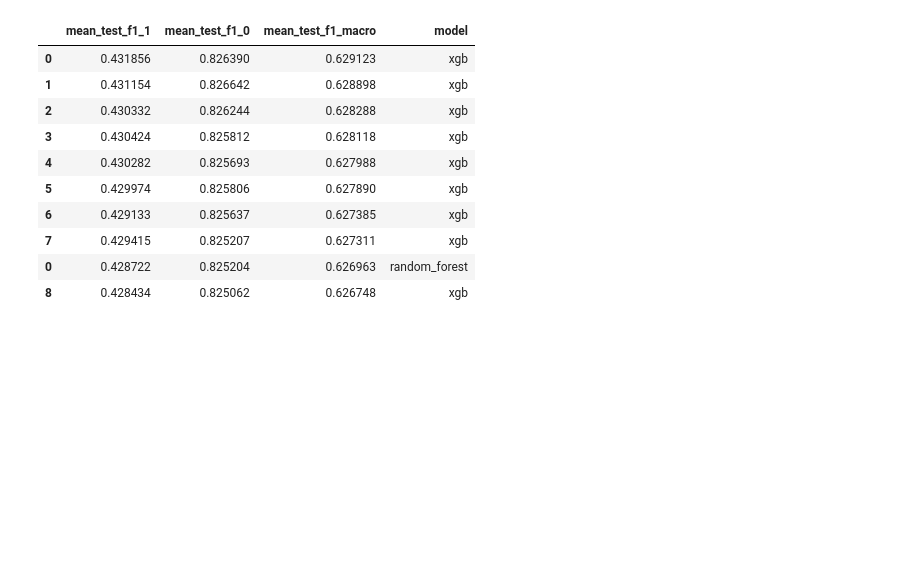
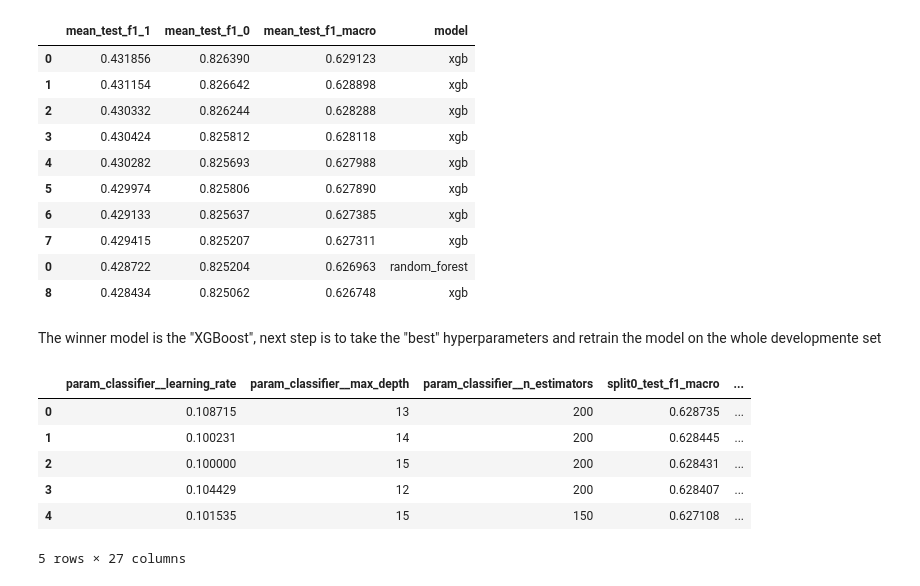
Before and after one commit to JacopoRaffi/DM_Project, a Jupyter notebook: TASK4/undersampling/classifiers_bayes.ipynb, the cells around one changed output. Cells and saved outputs as stored; diff of their text form; code cells hidden in the pictures; blank space fills up the shorter version.

```diff
--- a/TASK4/undersampling/classifiers_bayes.ipynb
+++ b/TASK4/undersampling/classifiers_bayes.ipynb
@@ -556,3 +556,19 @@ df_results.head(10)
 | 7 | 0.429415 | 0.825207 | 0.627311 | xgb |
 | 0 | 0.428722 | 0.825204 | 0.626963 | random_forest |
 | 8 | 0.428434 | 0.825062 | 0.626748 | xgb |
+# %% [markdown]
+The winner model is the "XGBoost", next step is to take the "best" hyperparameters and retrain the model on the whole developmente set
+# %%
+USER_2 = 'Simone'
+path_xgb = f'../../data/ml_datasets/undersampling/model_selection/{USER_2}_xgb_results_bayes.csv'
+df_xgb = pd.read_csv(path_xgb).drop(columns=['mean_fit_time', 'std_fit_time', 'mean_score_time', 'std_score_time', 'params'])
+df_xgb.sort_values(by='rank_test_f1_macro', inplace=True)
+df_xgb.head(5)
+# %% [output]
+|  | param_classifier__learning_rate | param_classifier__max_depth | param_classifier__n_estimators | split0_test_f1_macro | ... |
+| 0 | 0.108715 | 13 | 200 | 0.628735 | ... |
+| 1 | 0.100231 | 14 | 200 | 0.628445 | ... |
+| 2 | 0.100000 | 15 | 200 | 0.628431 | ... |
+| 3 | 0.104429 | 12 | 200 | 0.628407 | ... |
+| 4 | 0.101535 | 15 | 150 | 0.627108 | ... |
+5 rows × 27 columns
```
Also changed, not shown: parts of 1 cell of this notebook, 1 other file.
